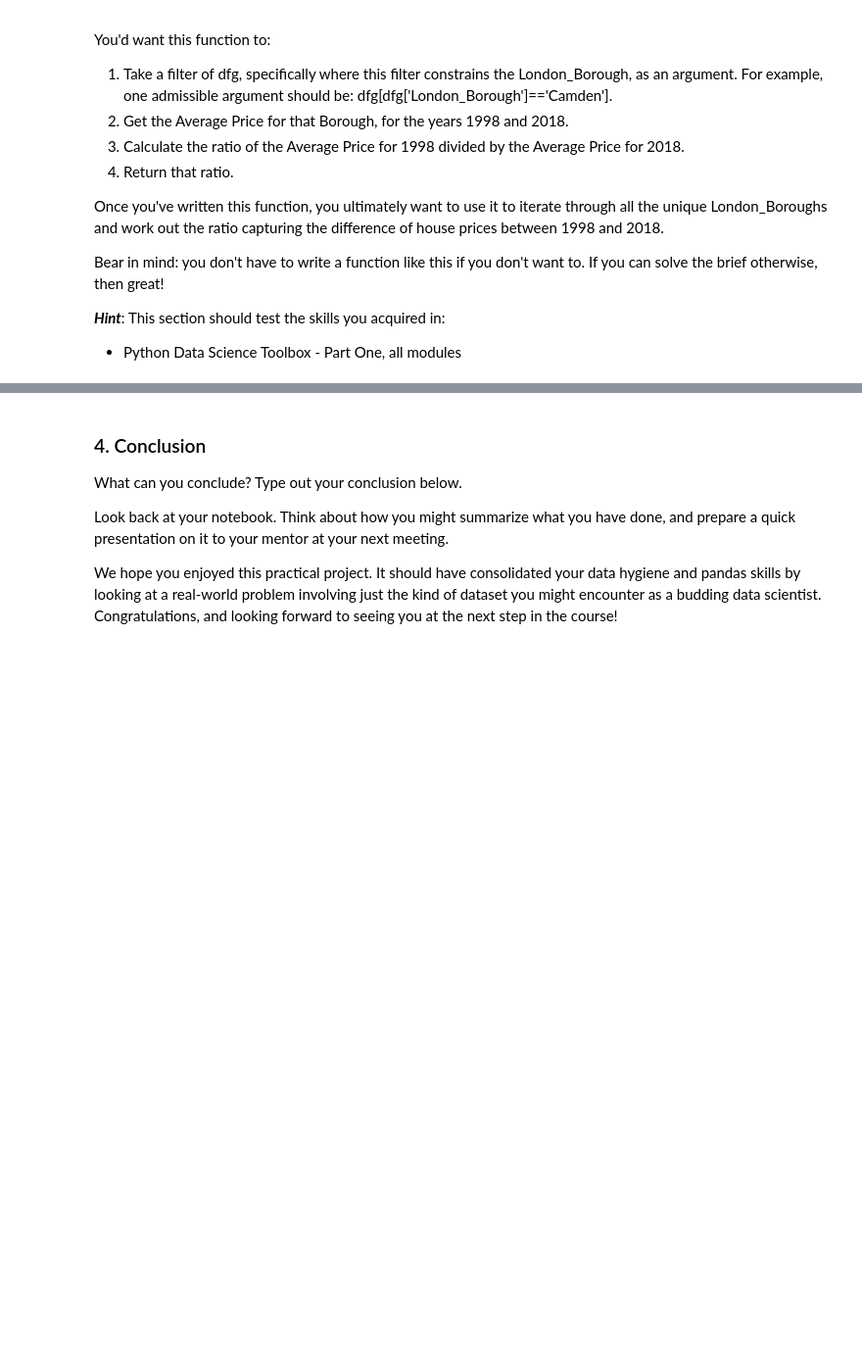
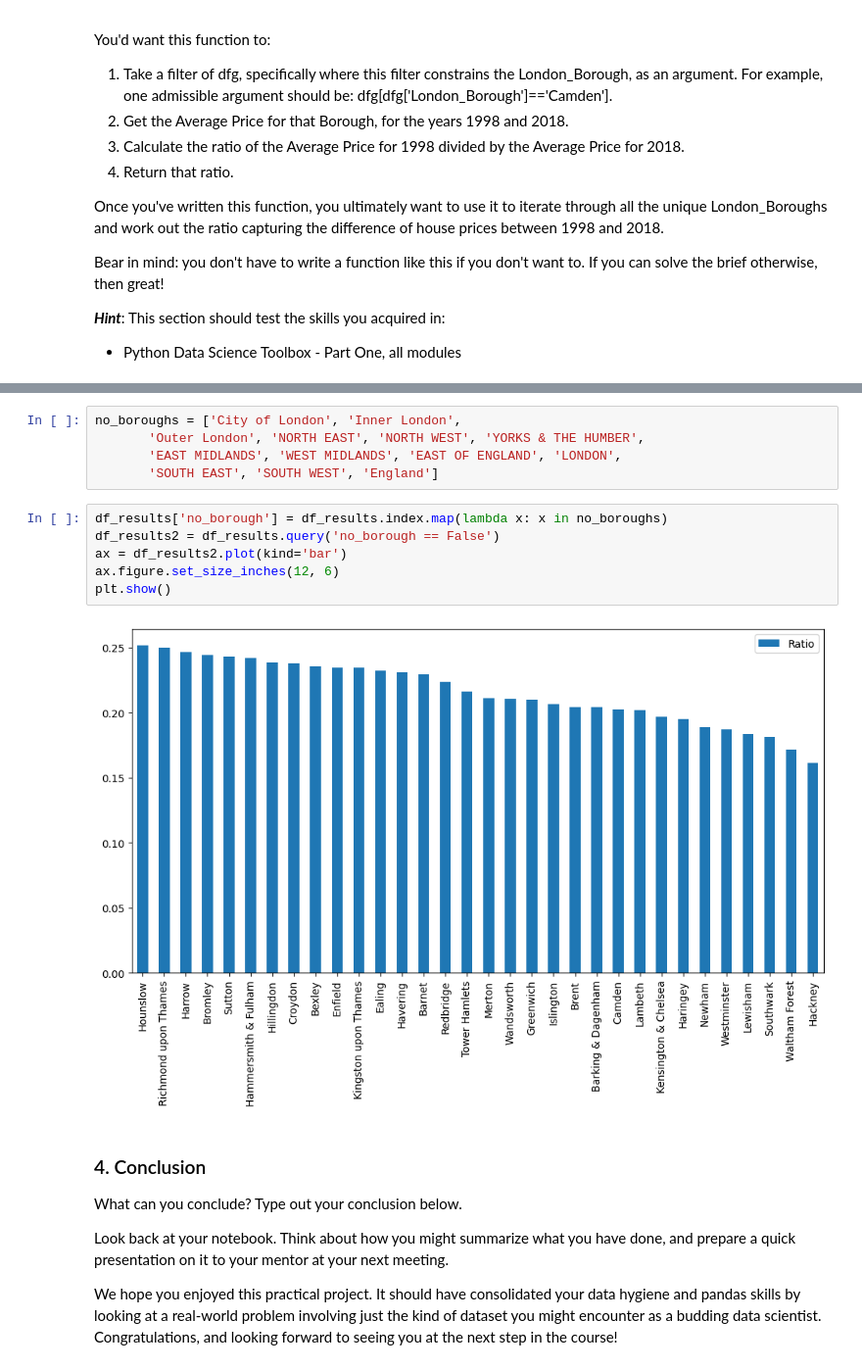
Before and after one commit to DiegoMZD/SpringboardFiles, a Jupyter notebook: Unit 4 Challenge - Tier 3.ipynb, the cells around one changed output, grey strips where cells are left out. Shown at 98% size. Drawn from its saved outputs; the diff is of its cells as text; blank space fills up the shorter version.

```diff
--- a/Unit 4 Challenge - Tier 3.ipynb
+++ b/Unit 4 Challenge - Tier 3.ipynb
@@ -274,3 +341,16 @@ Bear in mind: you don't have to write a function like this if you don't want to.
+# %%
+no_boroughs = ['City of London', 'Inner London',
+       'Outer London', 'NORTH EAST', 'NORTH WEST', 'YORKS & THE HUMBER',
+       'EAST MIDLANDS', 'WEST MIDLANDS', 'EAST OF ENGLAND', 'LONDON',
+       'SOUTH EAST', 'SOUTH WEST', 'England']
+# %%
+df_results['no_borough'] = df_results.index.map(lambda x: x in no_boroughs)
+df_results2 = df_results.query('no_borough == False')
+ax = df_results2.plot(kind='bar')
+ax.figure.set_size_inches(12, 6)
+plt.show()
+# %% [output]
+[figure, added]
 # %% [markdown]
 ### 4. Conclusion
 What can you conclude? Type out your conclusion below.
```
Also changed, not shown: parts of 11 cells of this notebook.
